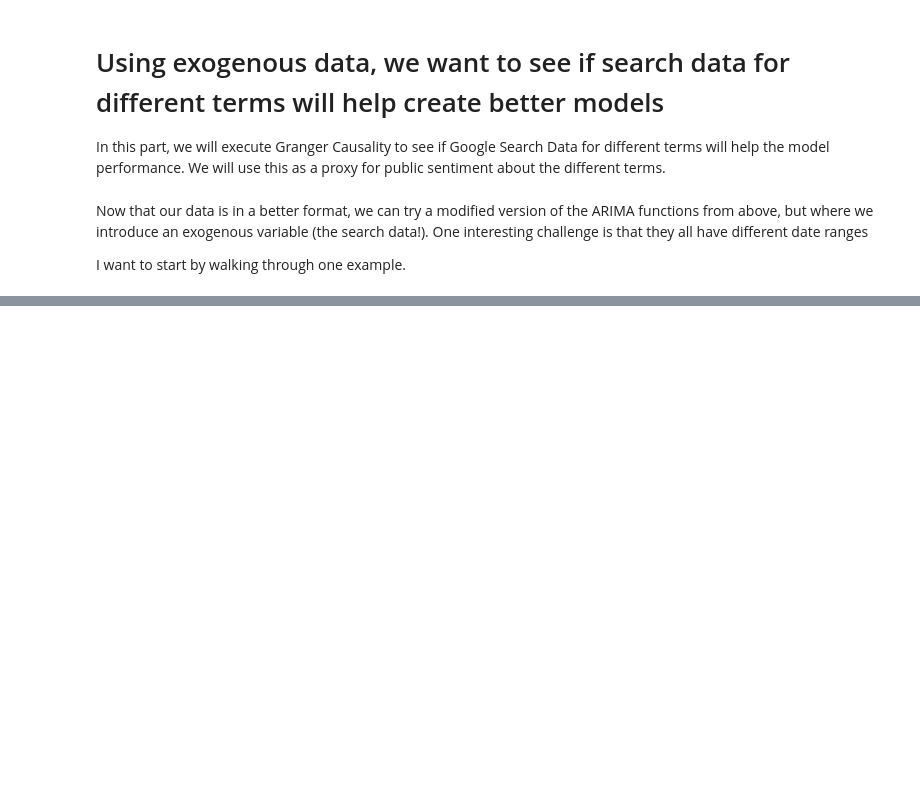
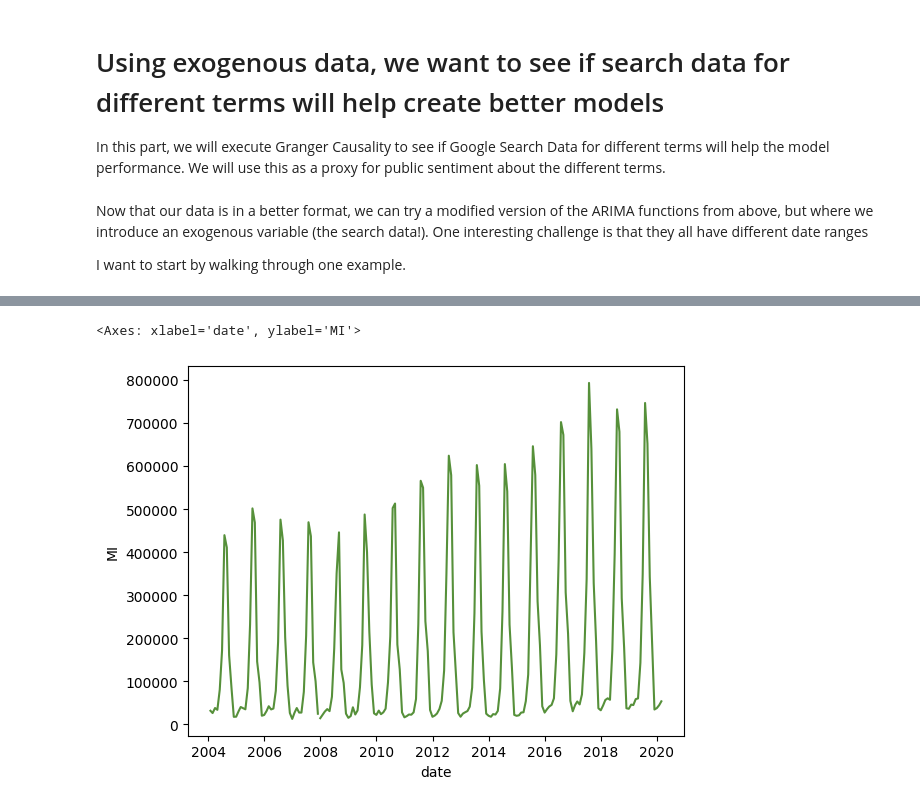
Before and after one commit to scmcqueen/NationalParksDataMining, a Jupyter notebook: covid_2008.ipynb, the cells around one changed output, grey strips where cells are left out. Cells and saved outputs as stored; diff of their text form; code cells hidden in the pictures; blank space fills up the shorter version.

Commit message:
exog arima example

```diff
--- a/covid_2008.ipynb
+++ b/covid_2008.ipynb
@@ -484,27 +484,22 @@ data = get_data_for_decomp(visit_data,'RecreationVisits').reset_index()
 # filter data by the time included in the exog sample
 data_filtered = data[(data.date >= min_date)&(data.date <= max_date)]
 # now split into test & train, let's do the 2008 dates
-train = data_filtered[data_filtered.date<'2007-12-01']
-test = data_filtered # LEFT OFF HERE
+train = data_filtered[data_filtered.date<'2007-12-01'][['MI','date']]
+test = data_filtered[(data_filtered.date>'2007-12-01')&(data_filtered['date']<'2020-03-01')]
+train = train.merge(np_search[['date','np']],on='date')
 
-mich_sample = get_data_for_decomp(visit_data,'RecreationVisits').reset_index()
-mich_sample=mich_sample[mich_sample['date']<'2007-12-01']
-best_model = auto_arima(mich_sample['MI'], start_p = 1, start_q = 1,
+# grid search model
+best_model = auto_arima(X=train[['np']],y=train['MI'], start_p = 1, start_q = 1,
                           max_p = 12, max_q = 12, m = 12,
                           start_P = 0, seasonal = True,
-                          d = None, D = 1, trace = True,
+                          max_d=12, D = 1, trace = True,
                           error_action ='ignore',   # we don't want to know if an order does not work
                           suppress_warnings = True,  # we don't want convergence warnings
                           stepwise = True)           # set to stepwise
-best_model.fit(mich_sample['MI'])
+# fit model
+best_model.fit(X=train[['np']],y=train['MI'])
 
-og_data = get_data_for_decomp(visit_data,'RecreationVisits').reset_index()
-og_data = og_data[og_data['date']<'2020-03-01'] # before March
-pred=og_data[og_data['date']>'2007-12-01']
-resulted_val =best_model.predict(n_periods=len(pred))
+# predict
+preds = best_model.predict(X=train[['np']],n_periods=len(train['np']))
 
-error = np.sqrt(metrics.mean_squared_error(resulted_val,pred['MI']))
-sns.lineplot(y=og_data['MI'],x=og_data['date'],label='True Value')
-sns.lineplot(y=resulted_val,x=pred['date'],label='Predicted Value')
-plt.xlabel('Recreational Visitors')
-_ = plt.title(f'MI Recreational Visitors Post 2008 ARIMA predictions\nError is {error}')
+# plot
@@ -510,0 +526,6 @@ _ = plt.title(f'MI Recreational Visitors Post 2008 ARIMA predictions\nError is {
+# %%
+sns.lineplot(x=train['date'],y=train['MI'],label='True Values')
+sns.lineplot(x=test['date'],y=test['MI'],color=palette[0])
+# %% [output]
+<Axes: xlabel='date', ylabel='MI'>
+[figure, added]
```
Also changed, not shown: parts of 1 cell of this notebook.
